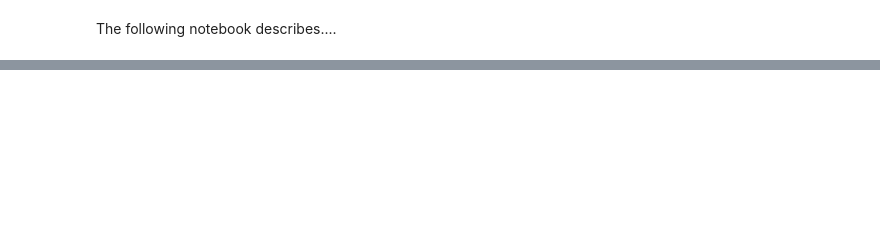
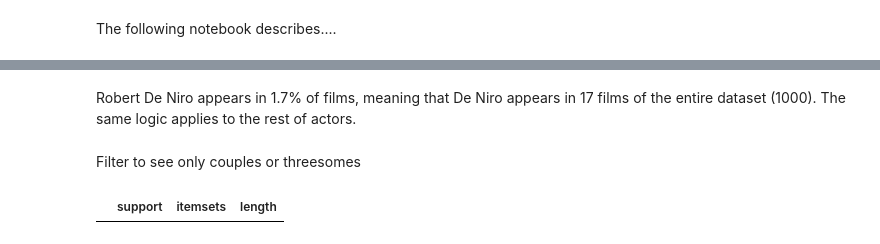
Before and after one commit to Diego-LeivaC/market-leiva, a Jupyter notebook: market-notebook.ipynb, the cells around one changed output, grey strips where cells are left out. Saved outputs shown, nothing was run; the diff lists cells and outputs as text; code cells hidden in the pictures; blank space fills up the shorter version.

```diff
--- a/market-notebook.ipynb
+++ b/market-notebook.ipynb
@@ -32,0 +118,12 @@ data.head()
+# %% [markdown]
+Robert De Niro appears in 1.7% of films, meaning that De Niro appears in 17 films of the entire dataset (1000). The same logic applies to the rest of actors.
+# %% [markdown]
+Filter to see only couples or threesomes
+# %%
+# Creation of a column with the length of each combination
+frequent_combinations['length'] = frequent_combinations['itemsets'].apply(lambda x: len(x))
+
+# Filter to show only combinations of 2 or more actors and displayed the 15 best.
+frequent_combinations[frequent_combinations['length'] >= 2].sort_values("support", ascending=False).head(15)
+# %% [output]
+|  | support | itemsets | length |
```
Also changed, not shown: parts of 27 cells of this notebook.
